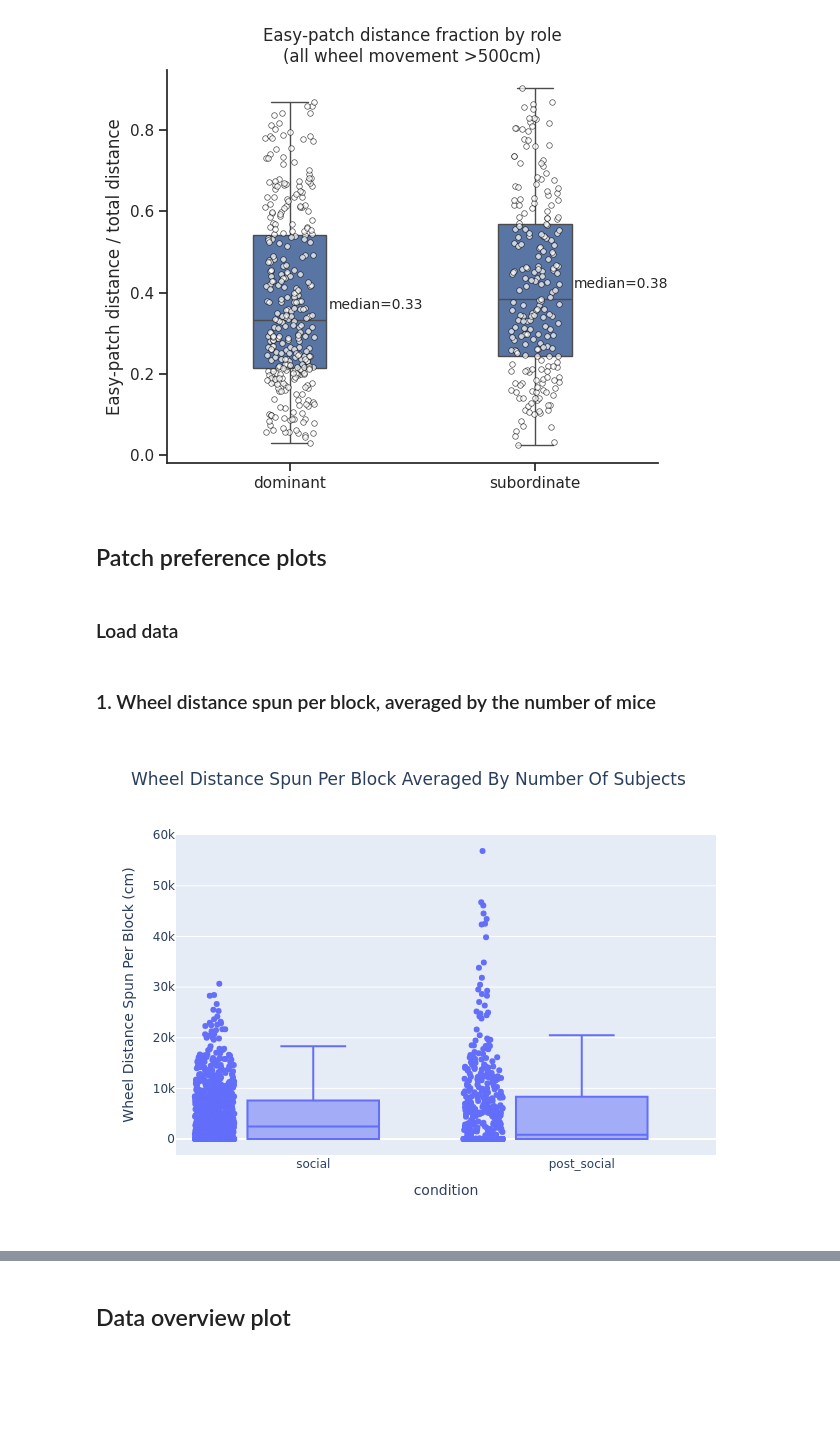
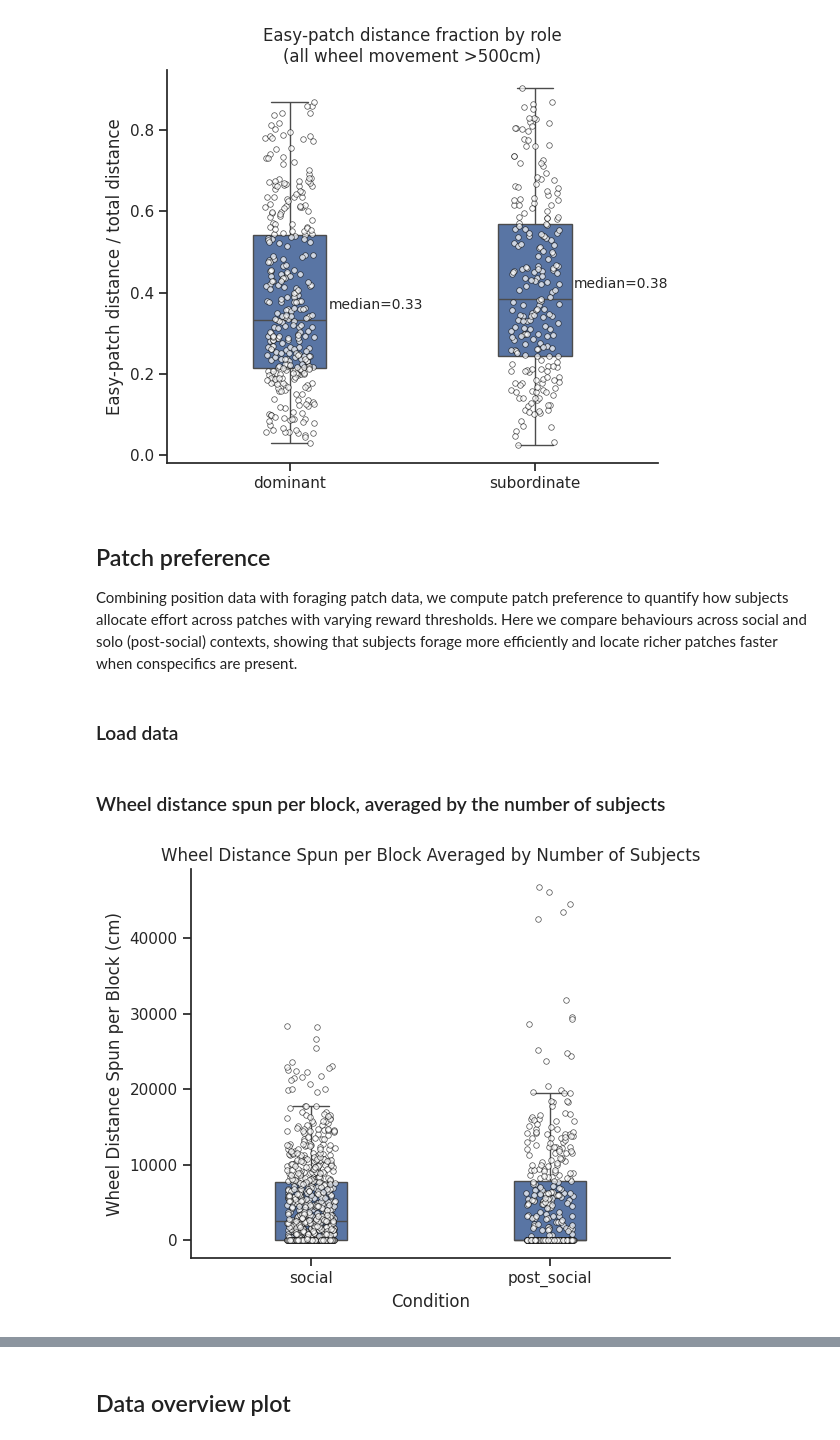
Before and after one commit to SainsburyWellcomeCentre/aeon_docs, a Jupyter notebook: src/user/how_to/social_analysis1_static.ipynb, the cells around one changed output, grey strips where cells are left out. Saved outputs shown, nothing was run; the diff lists cells and outputs as text; code cells hidden in the pictures; blank space fills up the shorter version.

Commit message:
Update patch preference plots

```diff
--- a/src/user/how_to/social_analysis1_static.ipynb
+++ b/src/user/how_to/social_analysis1_static.ipynb
@@ -1680,7 +1610,10 @@ plt.show()
 # %% [output]
 [figure]
 # %% [markdown]
-## Patch preference plots
+## Patch preference
+
+Combining position data with foraging patch data, we compute patch preference to quantify how subjects allocate effort across patches with varying reward thresholds.
+Here we compare behaviours across social and solo (post-social) contexts, showing that subjects forage more efficiently and locate richer patches faster when conspecifics are present.
 # %% [markdown]
 ### Load data
 # %%
@@ -1719,5 +1650,5 @@ patch_info_dict = patch_info_df_to_dict(patch_info_df)
 # %% [markdown]
-### 1. Wheel distance spun per block, averaged by the number of mice
+### Wheel distance spun per block, averaged by the number of subjects
 # %%
 block_subject_patch_data_social_combined["final_wheel_cumsum"] = (
     block_subject_patch_data_social_combined["wheel_cumsum_distance_travelled"].apply(
@@ -1725,43 +1656,60 @@ block_subject_patch_data_social_combined["final_wheel_cumsum"] = (
     )
 )
 wheel_total_dist_averaged_social = (
     block_subject_patch_data_social_combined.groupby("block_start")[
         "final_wheel_cumsum"
     ].sum()
     / 2
 )
 wheel_total_dist_averaged_social = wheel_total_dist_averaged_social.reset_index()
-
 block_subject_patch_data_post_social_combined["final_wheel_cumsum"] = (
     block_subject_patch_data_post_social_combined[
         "wheel_cumsum_distance_travelled"
     ].apply(lambda x: x[-1] if isinstance(x, np.ndarray) and len(x) > 0 else 0)
 )
 wheel_total_dist_averaged_post_social = (
     block_subject_patch_data_post_social_combined.groupby("block_start")[
         "final_wheel_cumsum"
     ]
     .sum()
     .reset_index()
 )
-
 wheel_total_dist_averaged_social["condition"] = "social"
 wheel_total_dist_averaged_post_social["condition"] = "post_social"
 wheel_total_dist_averaged = pd.concat(
     [wheel_total_dist_averaged_social, wheel_total_dist_averaged_post_social]
 )
-
-fig = go.Figure()
-
-fig = px.box(
-    wheel_total_dist_averaged,
+# Draw boxplot with all points
+fig, ax = plt.subplots(figsize=(6, 5))
+sns.boxplot(
+    data=wheel_total_dist_averaged,
     x="condition",
     y="final_wheel_cumsum",
-    points="all",
-    title="Wheel Distance Spun Per Block Averaged By Number Of Subjects",
-    labels={"final_wheel_cumsum": "Wheel Distance Spun Per Block (cm)"},
+    order=["social", "post_social"],
+    ax=ax,
+    width=0.3,
+    showfliers=False,  # hides outlier dots
 )
-fig.show()
+sns.stripplot(
+    data=wheel_total_dist_averaged,
+    x="condition",
+    y="final_wheel_cumsum",
+    order=["social", "post_social"],
+    size=4,
+    ax=ax,
+    marker="o",
+    edgecolor="black",
+    linewidth=0.5,
+    facecolor="white",
+    alpha=0.7,
+)
+sns.despine(ax=ax)
+# Axis labels and title
+ax.set_title("Wheel Distance Spun per Block Averaged by Number of Subjects")
+ax.set_ylabel("Wheel Distance Spun per Block (cm)")
+ax.set_xlabel("Condition")
+plt.tight_layout()
+plt.show()
 # %% [output]
-[figure, old version]
+[figure, new version]
 # %% [markdown]
```
Also changed, not shown: parts of 15 cells of this notebook.
